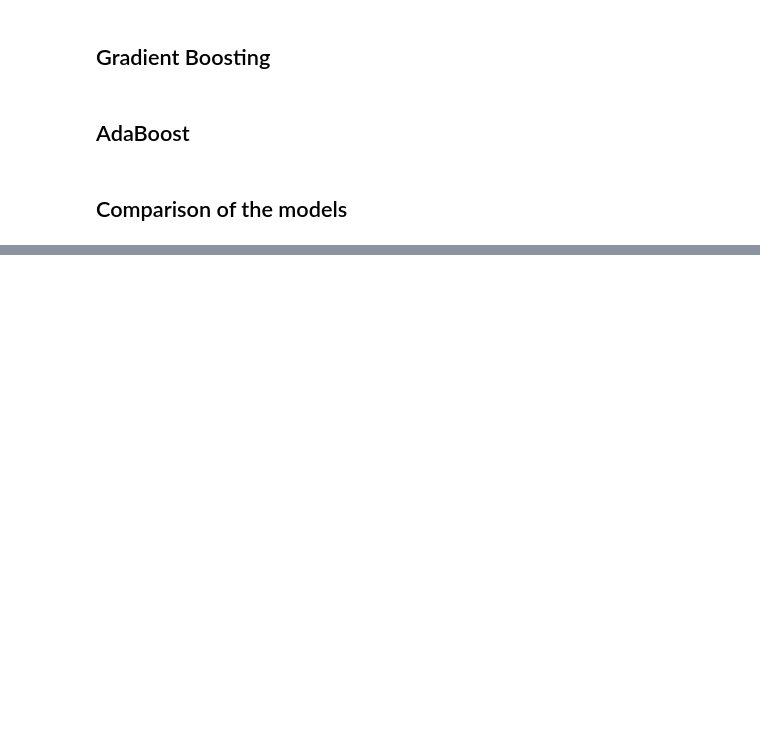
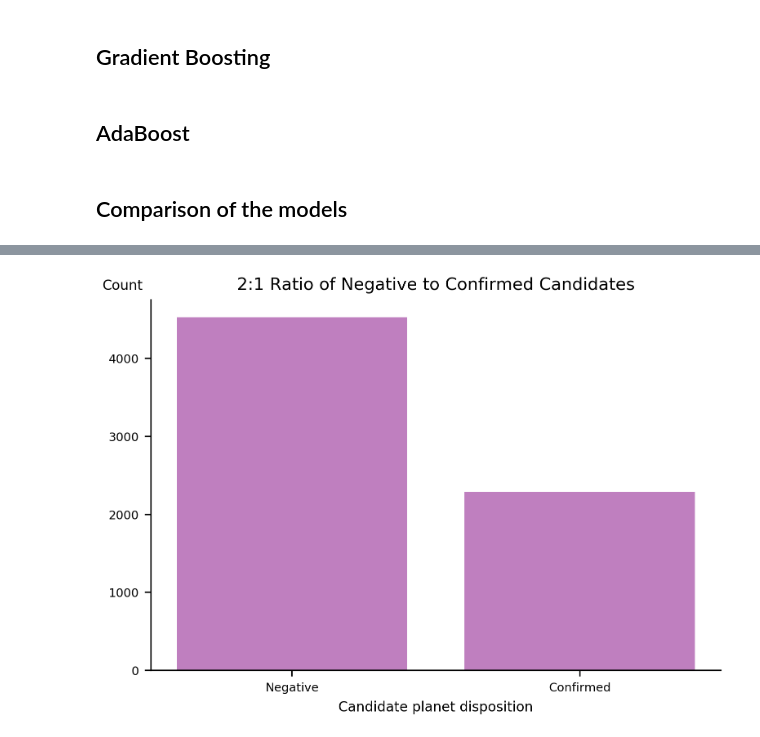
Before and after one commit to luketibbott/exo-or-not, a Jupyter notebook: finalize-model.ipynb, the cells around one changed output, grey strips where cells are left out. Drawn from its saved outputs; the diff is of its cells as text; code cells hidden in the pictures; blank space fills up the shorter version.

```diff
--- a/finalize-model.ipynb
+++ b/finalize-model.ipynb
@@ -311,0 +320,16 @@ plt.savefig('ROC_curve.png');
+# %%
+exo_counts = df_test['disposition'].value_counts()
+# %%
+plt.bar(x=[0, 1], height = exo_counts, tick_label=['Negative', 'Confirmed'], color='purple', alpha=0.5)
+plt.xlabel('Candidate planet disposition', size=8)
+plt.ylabel('Count', size=8, rotation=0)
+plt.title('2:1 Ratio of Negative to Confirmed Candidates', size=10)
+plt.tick_params(axis='both', which='major', labelsize=7)
+
+
+ax = plt.gca()
+ax.yaxis.set_label_coords(-0.05,1.02)
+ax.spines['right'].set_visible(False)
+ax.spines['top'].set_visible(False)
+# %% [output]
+[figure, added]
```
Also changed, not shown: parts of 11 cells of this notebook, 1 other file.
